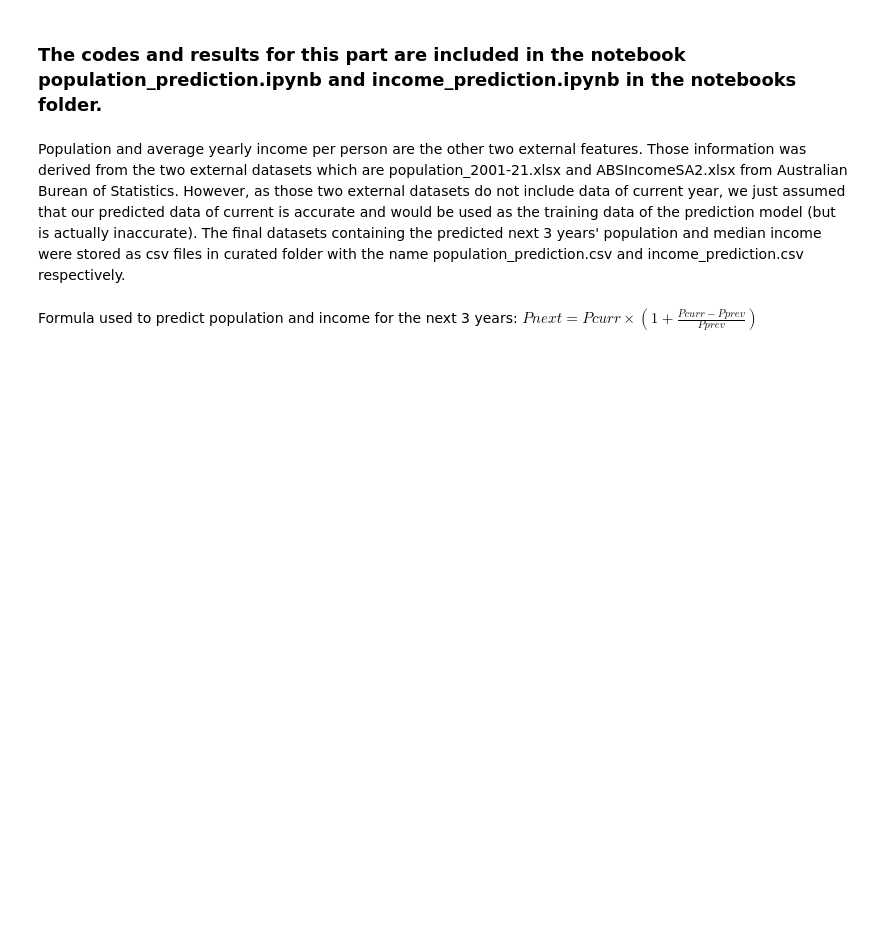
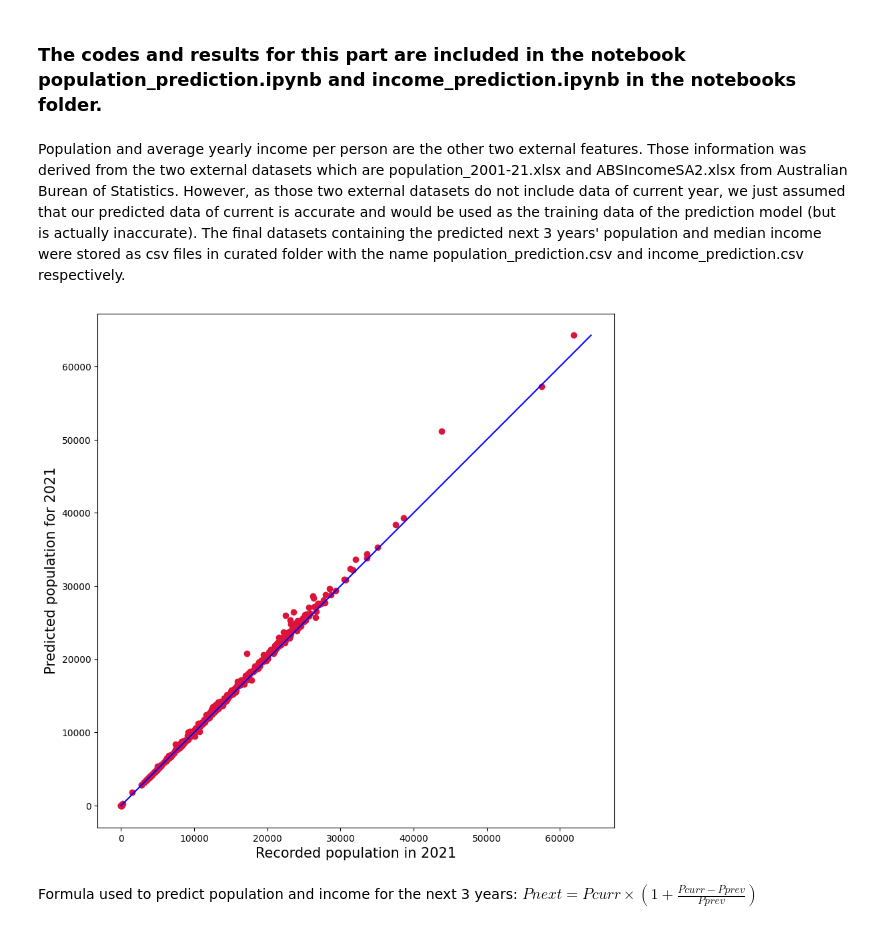
Before and after one commit to MAST30034-Applied-Data-Science/generic-real-estate-consulting-project-group-9, a Jupyter notebook: summary.ipynb, the cells around one changed output. Cells and saved outputs as stored; diff of their text form; code cells hidden in the pictures; blank space fills up the shorter version.

```diff
--- a/summary.ipynb
+++ b/summary.ipynb
@@ -46,6 +42,56 @@ Limitations:
 ### The codes and results for this part are included in the notebook population_prediction.ipynb and income_prediction.ipynb in the notebooks folder.
 # %% [markdown]
 Population and average yearly income per person are the other two external features. Those information was derived from the two external datasets which are population_2001-21.xlsx and ABSIncomeSA2.xlsx from Australian Burean of Statistics. However, as those two external datasets do not include data of current year, we just assumed that our predicted data of current is accurate and would be used as the training data of the prediction model (but is actually inaccurate). The final datasets containing the predicted next 3 years' population and median income were stored as csv files in curated folder with the name population_prediction.csv and income_prediction.csv respectively.
+# %%
+# Read population record from 2001-2021 from Excel file Table 1, skip first 6 irrelevant rows, and assign column names
+df = pd.read_excel("population_2001-21.xlsx",sheet_name='Table 1',skiprows=6,header = 1)
+# Filter the records in the state of Victoria
+df_vic = df.loc[df['S/T name'] == 'Victoria']
+# Due to the excel format, need to correct column name to true year record
+df_vic = df_vic.rename(columns = {'no.':'2001','no..1':'2002','no..2':'2003','no..3':'2004','no..4':'2005',
+                     'no..5':'2006','no..6':'2007','no..7':'2008','no..8':'2009','no..9':'2010',
+                     'no..10':'2011','no..11':'2012','no..12':'2013','no..13':'2014','no..14':'2015',
+                     'no..15':'2016','no..16':'2017','no..17':'2018','no..18':'2019',
+                     'no..19':'2020','no..20':'2021','no..21':'2021-2020=','%':'2021-2020%'}, inplace = False)
+# Drop irrelevant columns
+df_VIC = df_vic.drop(columns=['GCCSA code', 'GCCSA name', 'SA4 code',
+       'SA4 name', 'SA3 code', 'SA3 name','Unnamed: 31'])
+# Create a list of years
+YEAR_LIST = ['2001','2002', '2003', '2004', '2005', '2006', '2007', '2008', '2009', '2010',
+       '2011', '2012', '2013', '2014', '2015', '2016', '2017', '2018', '2019',
+       '2020', '2021']
+true_df = df_vic[['2003', '2004', '2005', '2006', '2007', '2008', '2009', '2010',
+       '2011', '2012', '2013', '2014', '2015', '2016', '2017', '2018', '2019',
+       '2020', '2021']]
+predict_df = pd.DataFrame()
+i = 0
+while i<19:
+    #plus one to avoid divided by zero error
+    predict_df[YEAR_LIST[i+2]] = df_vic[YEAR_LIST[i+1]]*(1+(df_vic[YEAR_LIST[i+1]] - df_vic[YEAR_LIST[i]])/(df_vic[YEAR_LIST[i]]+0.1))
+    i=i+1
+
+predict_df_imputed = predict_df.fillna(0)
+plt.figure(figsize=(10,10))
+plt.scatter(true_df['2021'], predict_df_imputed['2021'], c='crimson')
+#plt.yscale('log')
+#plt.xscale('log')
+
+p1 = max(max(predict_df_imputed['2021']), max(true_df['2021']))
+p2 = min(min(predict_df_imputed['2021']), min(true_df['2021']))
+plt.plot([p1, p2], [p1, p2], 'b-')
+plt.title('')
+plt.xlabel('Recorded population in 2021', fontsize=15)
+plt.ylabel('Predicted population for 2021', fontsize=15)
+plt.axis('equal')
+plt.show()
+
+# Compute the prediction for future three years and add 1 to avoid zeron in denominator
+df_vic['p2013'] = df_vic['2012']*(1+(df_vic['2012'] - df_vic['2011'])/(df_vic['2011']+1))
+df_vic['p2022'] = df_vic['2021']*(1+(df_vic['2021'] - df_vic['2020'])/(df_vic['2020']+1))
+df_vic['p2023'] = df_vic['p2022']*(1+(df_vic['p2022'] - df_vic['2021'])/(df_vic['2021']+1))
+df_vic['p2024'] = df_vic['p2023']*(1+(df_vic['p2023'] - df_vic['p2022'])/(df_vic['p2022']+1))
+# %% [output]
+[figure, added]
 # %% [markdown]
 Formula used to predict population and income for the next 3 years:
 $P{next}=P{curr}\times(1+\frac{P{curr}-P{prev}}{P{prev}})$
```
Also changed, not shown: parts of 10 cells of this notebook.
